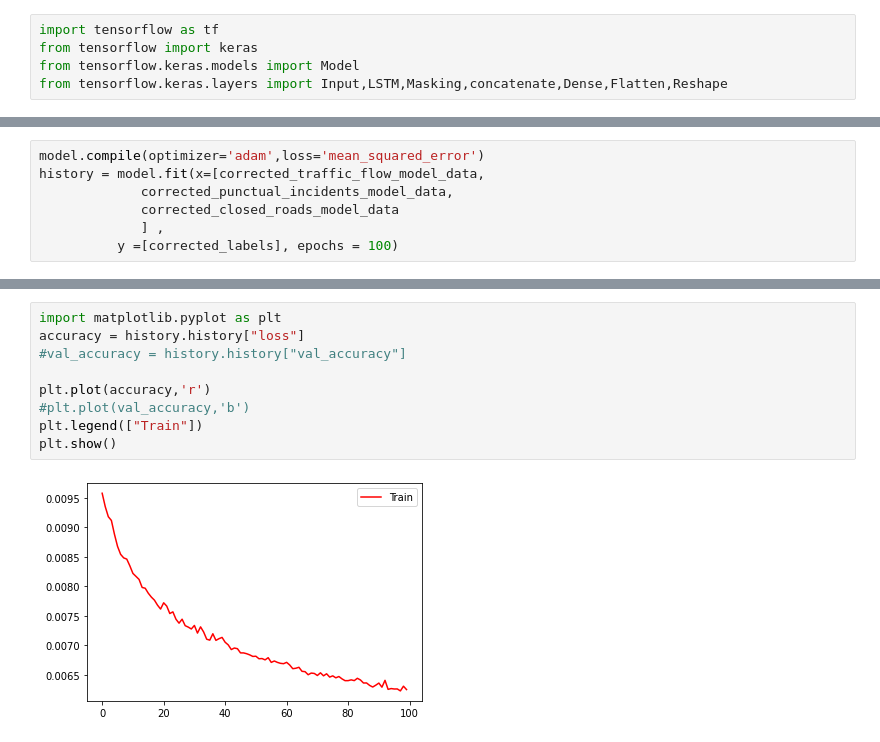
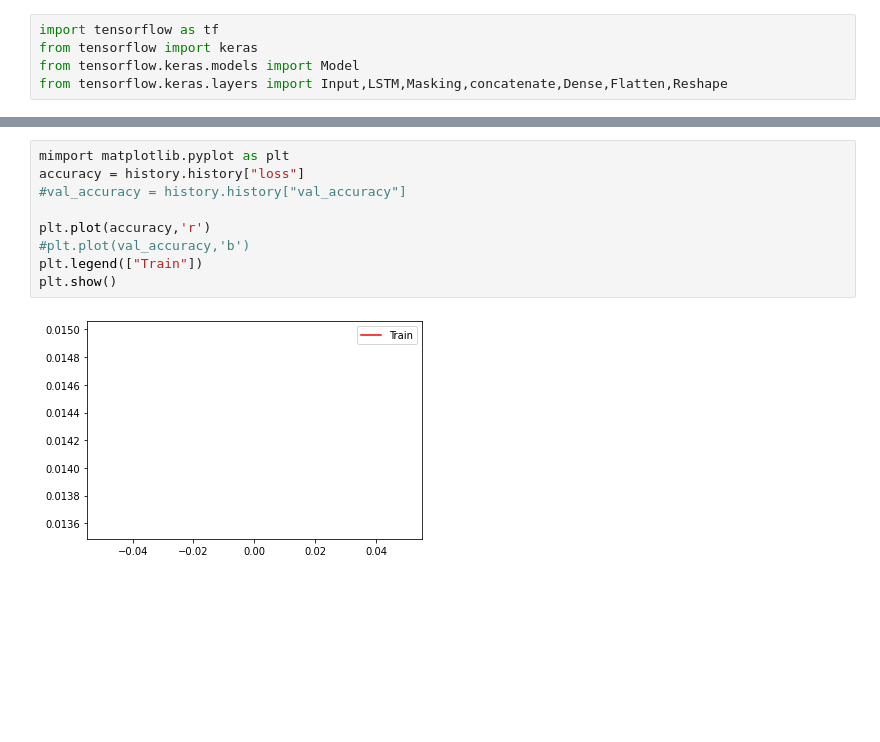
Before and after one commit to guiandrade2/TrafficFlow, a Jupyter notebook: model.ipynb, the cells around one changed output, grey strips where cells are left out. Saved outputs shown, nothing was run; the diff lists cells and outputs as text; blank space fills up the shorter version.

```diff
--- a/model.ipynb
+++ b/model.ipynb
@@ -459,9 +486,2 @@ Trainable params: 169,124
 Non-trainable params: 0
 __________________________________________________________________________________________________
-# %%
-model.compile(optimizer='adam',loss='mean_squared_error')
-history = model.fit(x=[corrected_traffic_flow_model_data,
-             corrected_punctual_incidents_model_data,
-             corrected_closed_roads_model_data
-             ] ,
-          y =[corrected_labels], epochs = 100)
@@ -490,11 +591,11 @@ dict_keys(['loss'])
 # %%
-import matplotlib.pyplot as plt
+mimport matplotlib.pyplot as plt
 accuracy = history.history["loss"]
 #val_accuracy = history.history["val_accuracy"]
 
 plt.plot(accuracy,'r')
 #plt.plot(val_accuracy,'b')
 plt.legend(["Train"])
 plt.show()
 # %% [output]
-[figure, old version]
+[figure, new version]
```
Also changed, not shown: parts of 28 cells of this notebook.
